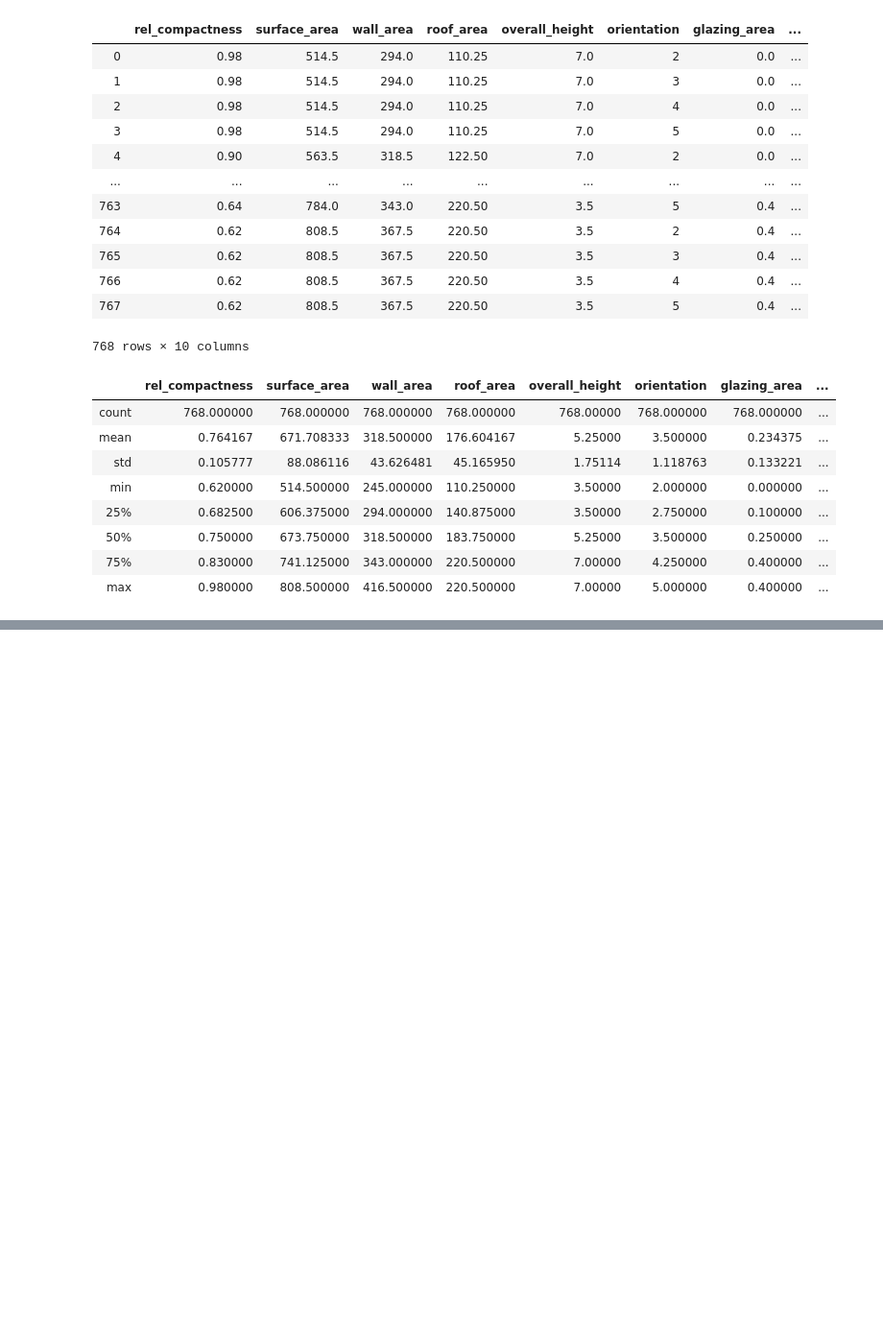
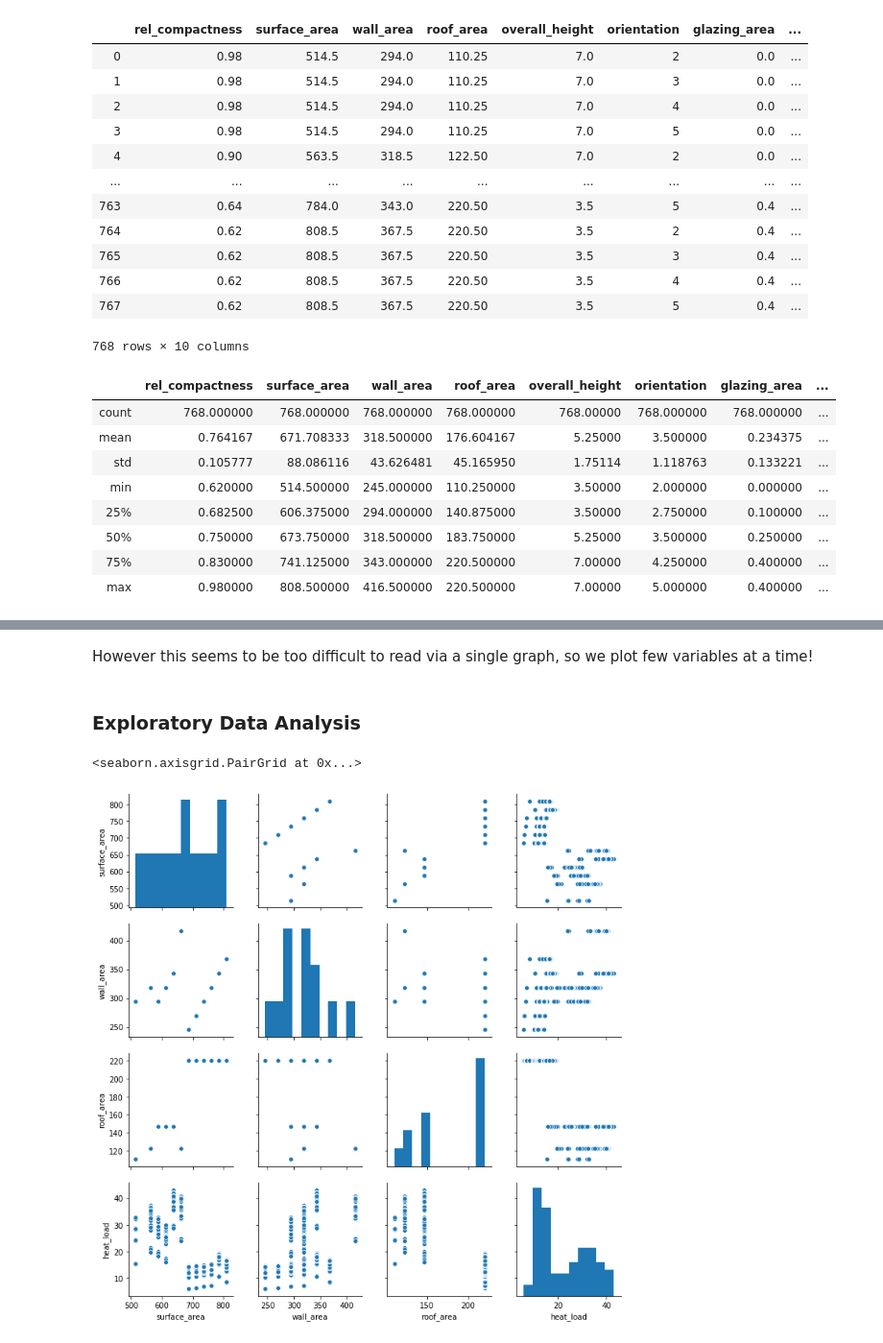
Before and after one commit to subhayoga/predict-energy-efficiency, a Jupyter notebook: Predicting Electricity Efficiency.ipynb, the cells around one changed output, grey strips where cells are left out. Shown at 96% size. Cells and saved outputs as stored; diff of their text form; code cells hidden in the pictures; blank space fills up the shorter version.

```diff
--- a/Predicting Electricity Efficiency.ipynb
+++ b/Predicting Electricity Efficiency.ipynb
@@ -72,0 +102,9 @@ enb_data.describe()
+# %% [markdown]
+However this seems to be too difficult to read via a single graph, so we plot few variables at a time!
+# %% [markdown]
+### Exploratory Data Analysis
+# %%
+sns.pairplot(enb_data, vars=['surface_area','wall_area','roof_area','heat_load'])
+# %% [output]
+<seaborn.axisgrid.PairGrid at 0x...>
+[figure, added]
```
Also changed, not shown: parts of 33 cells of this notebook.
